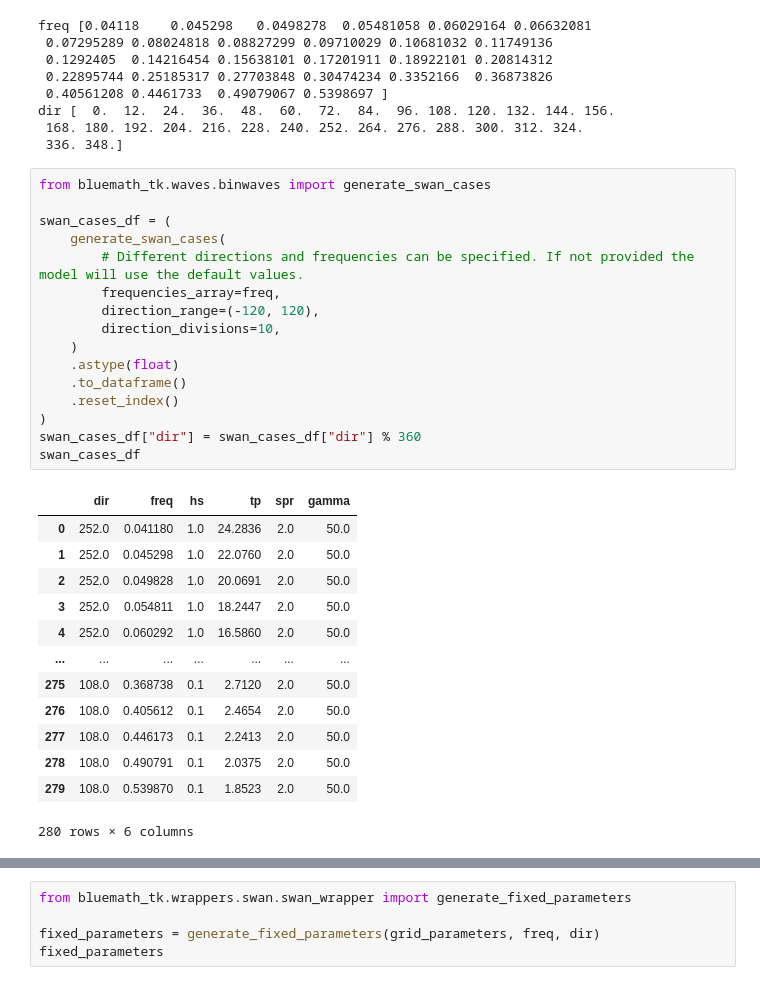
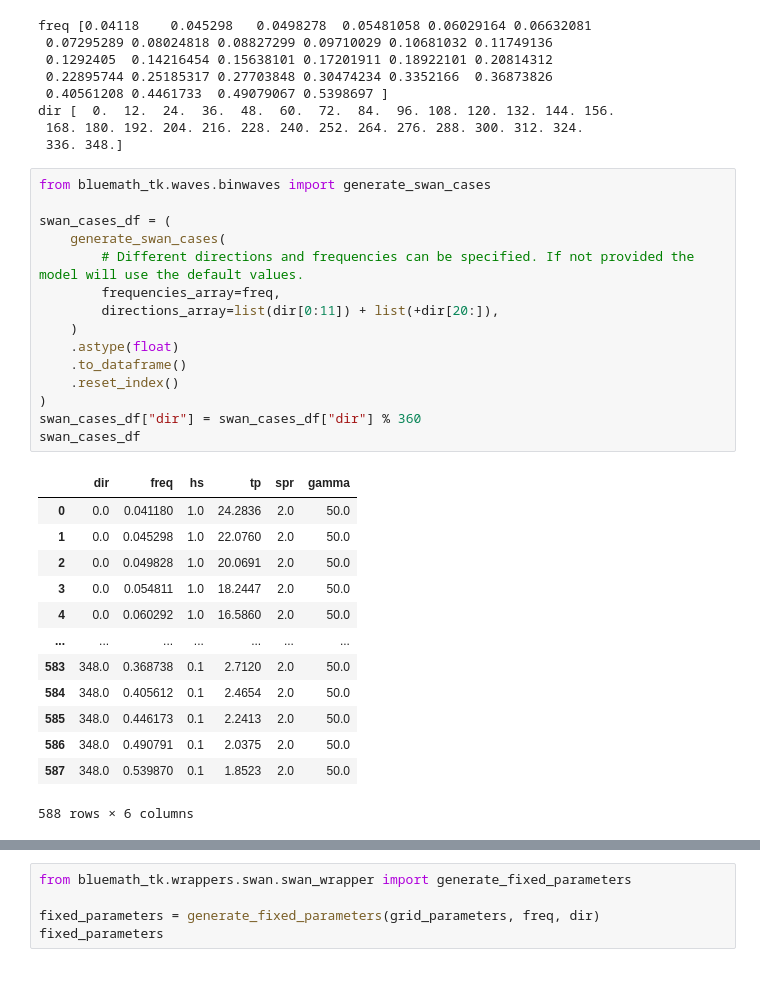
Before and after one commit to CSAICC/BlueMath, a Jupyter notebook: climate_services/hindcast/BinWaves_Alexandria/01_Propagation.ipynb, the cells around one changed output, grey strips where cells are left out. Saved outputs shown, nothing was run; the diff lists cells and outputs as text.

```diff
--- a/climate_services/hindcast/BinWaves_Alexandria/01_Propagation.ipynb
+++ b/climate_services/hindcast/BinWaves_Alexandria/01_Propagation.ipynb
@@ -319,33 +319,32 @@ dir [  0.  12.  24.  36.  48.  60.  72.  84.  96. 108. 120. 132. 144. 156.
 # %%
 from bluemath_tk.waves.binwaves import generate_swan_cases
 
 swan_cases_df = (
     generate_swan_cases(
         # Different directions and frequencies can be specified. If not provided the model will use the default values.
         frequencies_array=freq,
-        direction_range=(-120, 120),
-        direction_divisions=10,
+        directions_array=list(dir[0:11]) + list(+dir[20:]),
     )
     .astype(float)
     .to_dataframe()
     .reset_index()
 )
 swan_cases_df["dir"] = swan_cases_df["dir"] % 360
 swan_cases_df
 # %% [output]
 |  | dir | freq | hs | tp | spr | gamma |
-| 0 | 252.0 | 0.041180 | 1.0 | 24.2836 | 2.0 | 50.0 |
-| 1 | 252.0 | 0.045298 | 1.0 | 22.0760 | 2.0 | 50.0 |
-| 2 | 252.0 | 0.049828 | 1.0 | 20.0691 | 2.0 | 50.0 |
-| 3 | 252.0 | 0.054811 | 1.0 | 18.2447 | 2.0 | 50.0 |
-| 4 | 252.0 | 0.060292 | 1.0 | 16.5860 | 2.0 | 50.0 |
+| 0 | 0.0 | 0.041180 | 1.0 | 24.2836 | 2.0 | 50.0 |
+| 1 | 0.0 | 0.045298 | 1.0 | 22.0760 | 2.0 | 50.0 |
+| 2 | 0.0 | 0.049828 | 1.0 | 20.0691 | 2.0 | 50.0 |
+| 3 | 0.0 | 0.054811 | 1.0 | 18.2447 | 2.0 | 50.0 |
+| 4 | 0.0 | 0.060292 | 1.0 | 16.5860 | 2.0 | 50.0 |
 | ... | ... | ... | ... | ... | ... | ... |
-| 275 | 108.0 | 0.368738 | 0.1 | 2.7120 | 2.0 | 50.0 |
-| 276 | 108.0 | 0.405612 | 0.1 | 2.4654 | 2.0 | 50.0 |
-| 277 | 108.0 | 0.446173 | 0.1 | 2.2413 | 2.0 | 50.0 |
-| 278 | 108.0 | 0.490791 | 0.1 | 2.0375 | 2.0 | 50.0 |
-| 279 | 108.0 | 0.539870 | 0.1 | 1.8523 | 2.0 | 50.0 |
+| 583 | 348.0 | 0.368738 | 0.1 | 2.7120 | 2.0 | 50.0 |
+| 584 | 348.0 | 0.405612 | 0.1 | 2.4654 | 2.0 | 50.0 |
+| 585 | 348.0 | 0.446173 | 0.1 | 2.2413 | 2.0 | 50.0 |
+| 586 | 348.0 | 0.490791 | 0.1 | 2.0375 | 2.0 | 50.0 |
+| 587 | 348.0 | 0.539870 | 0.1 | 1.8523 | 2.0 | 50.0 |
-280 rows × 6 columns
+588 rows × 6 columns
 # %%
 from bluemath_tk.waves.binwaves import plot_selected_cases_grid
 
```
Also changed, not shown: parts of 8 cells of this notebook, 1 other file.
